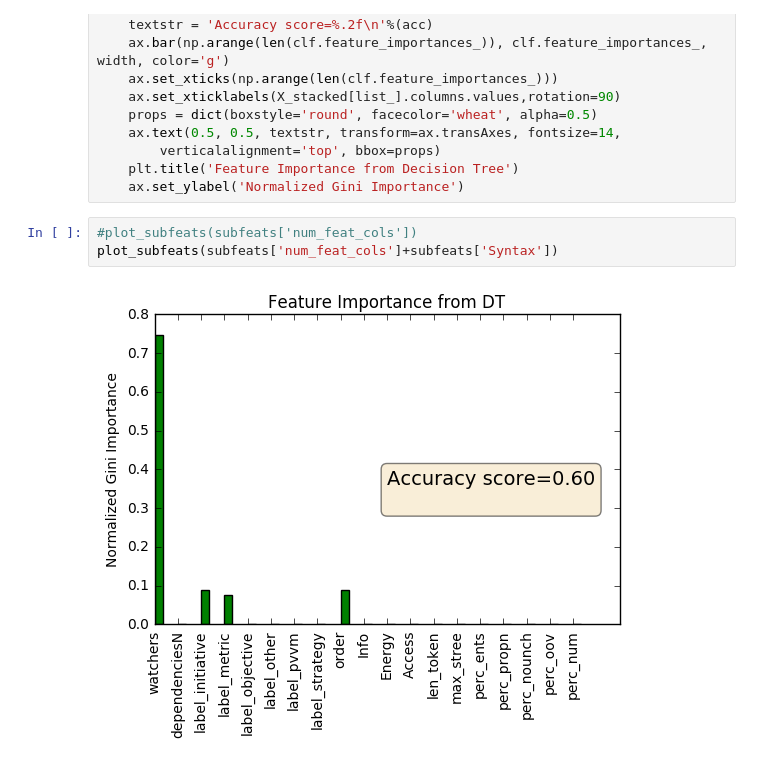
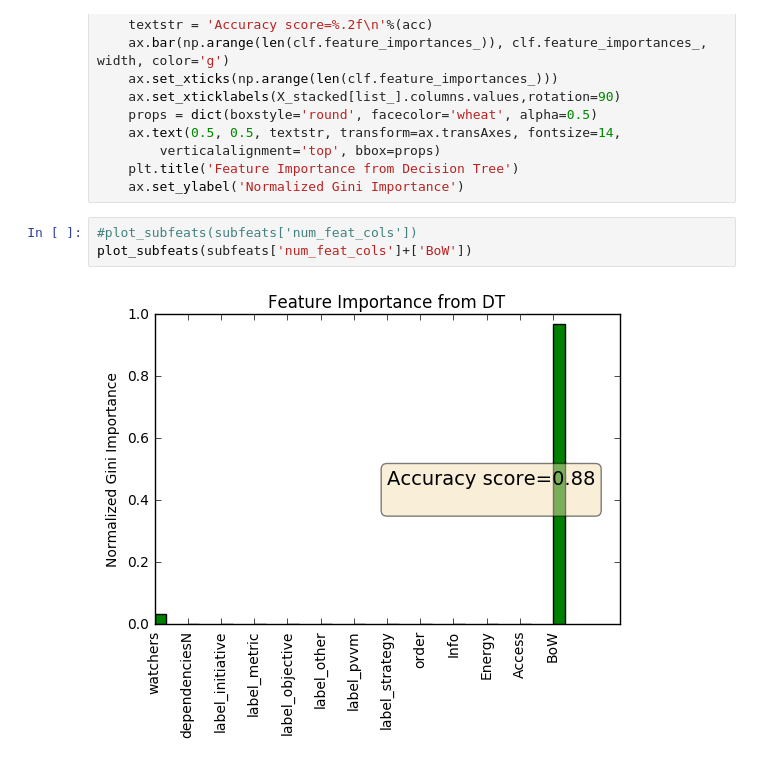
Before and after one commit to marleneguraieb/Insight_project, a Jupyter notebook: CrossLead_pred_model_complete.ipynb, the cells around one changed output. Cells and saved outputs as stored; diff of their text form.

```diff
--- a/CrossLead_pred_model_complete.ipynb
+++ b/CrossLead_pred_model_complete.ipynb
@@ -951,6 +951,6 @@ def plot_subfeats(list_):
     ax.set_ylabel('Normalized Gini Importance')
 # %%
 #plot_subfeats(subfeats['num_feat_cols'])
-plot_subfeats(subfeats['num_feat_cols']+subfeats['Syntax'])
+plot_subfeats(subfeats['num_feat_cols']+['BoW'])
 # %% [output]
-[figure, old version]
+[figure, new version]
```
Also changed, not shown: parts of 3 cells of this notebook, 8 other files.
